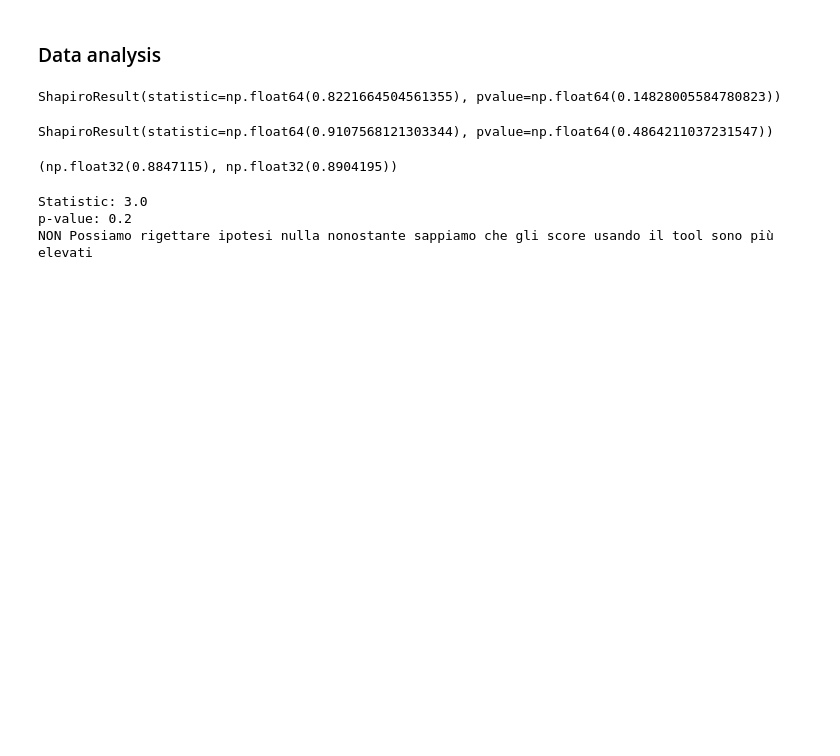
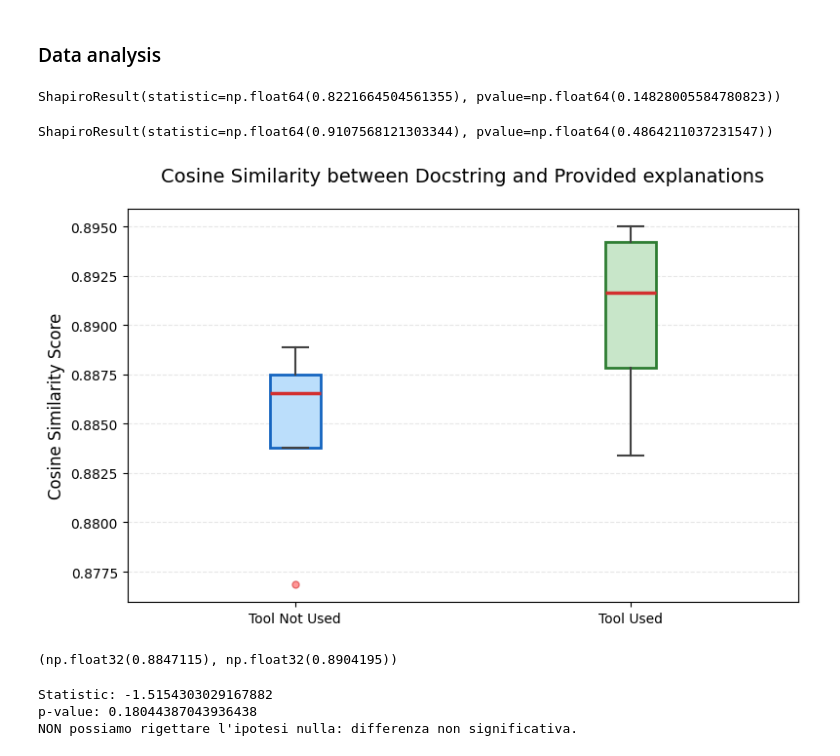
Before and after one commit to leotodisco/TARS_empirical_experiment, a Jupyter notebook: statistical_analysis/RQ1_statistical_analysis.ipynb, the cells around one changed output. Saved outputs shown, nothing was run; the diff lists cells and outputs as text; code cells hidden in the pictures; blank space fills up the shorter version.

```diff
--- a/statistical_analysis/RQ1_statistical_analysis.ipynb
+++ b/statistical_analysis/RQ1_statistical_analysis.ipynb
@@ -555,26 +589,68 @@ from scipy.stats import shapiro
 shapiro(tool_used_scores)
 # %% [output]
 ShapiroResult(statistic=np.float64(0.9107568121303344), pvalue=np.float64(0.4864211037231547))
+# %%
+import matplotlib.pyplot as plt
+
+scores_data = [np.array(tool_not_used_scores), np.array(tool_used_scores)]
+labels = ["Tool Not Used", "Tool Used"]
+
+plt.figure(figsize=(8, 5))
+bp_scores = plt.boxplot(
+    scores_data,
+    labels=labels,
+    patch_artist=True,
+    medianprops=dict(color='#D32F2F', linewidth=2.5),
+    whiskerprops=dict(color='#424242', linewidth=1.5),
+    capprops=dict(color='#424242', linewidth=1.5),
+    flierprops=dict(marker='o', markerfacecolor='#FF5252', markersize=5, linestyle='none', markeredgecolor='#D32F2F', alpha=0.6)
+)
+
+box_colors = ['#BBDEFB', '#C8E6C9']
+edge_colors = ['#1565C0', '#2E7D32']
+
+for patch, color, edge_color in zip(bp_scores['boxes'], box_colors, edge_colors):
+    patch.set_facecolor(color)
+    patch.set_edgecolor(edge_color)
+    patch.set_linewidth(2)
+
+plt.ylabel("Cosine Similarity Score", fontsize=12)
+plt.title("Cosine Similarity between Docstring and Provided explanations", fontsize=14, pad=20)
+plt.grid(axis='y', alpha=0.3, linestyle='--')
+plt.tight_layout()
+
+
+plt.savefig("../figures/boxplot_cosine_similarity.pdf",
+            format='pdf',
+            bbox_inches='tight',
+            dpi=300,
+            facecolor='white',
+            edgecolor='none')
+
+plt.show()
+# %% [output]
+[figure, added]
 # %%
 np.array(tool_not_used_scores).mean(), np.array(tool_used_scores).mean()
 # %% [output]
 (np.float32(0.8847115), np.float32(0.8904195))
 # %%
-from scipy.stats import mannwhitneyu
+from scipy.stats import ttest_ind
 
-stat, p_value = mannwhitneyu(
+stat, p_value = ttest_ind(
     tool_not_used_scores,
     tool_used_scores,
+    equal_var=True
 )
 
 print("Statistic:", stat)
 print("p-value:", p_value)
 
 if p_value < 0.05:
-    print("Possiamo rigettare ipotesi nulla")
+    print("Possiamo rigettare l'ipotesi nulla: differenza significativa tra i gruppi.")
 else:
-    print("NON Possiamo rigettare ipotesi nulla nonostante sappiamo che gli score usando il tool sono più elevati")
+    print("NON possiamo rigettare l'ipotesi nulla: differenza non significativa.")
 # %% [output]
-Statistic: 3.0
-p-value: 0.2
-NON Possiamo rigettare ipotesi nulla nonostante sappiamo che gli score usando il tool sono più elevati
+Statistic: -1.5154303029167882
+p-value: 0.18044387043936438
+NON possiamo rigettare l'ipotesi nulla: differenza non significativa.
```
Also changed, not shown: parts of 2 cells of this notebook, 5 other files.
